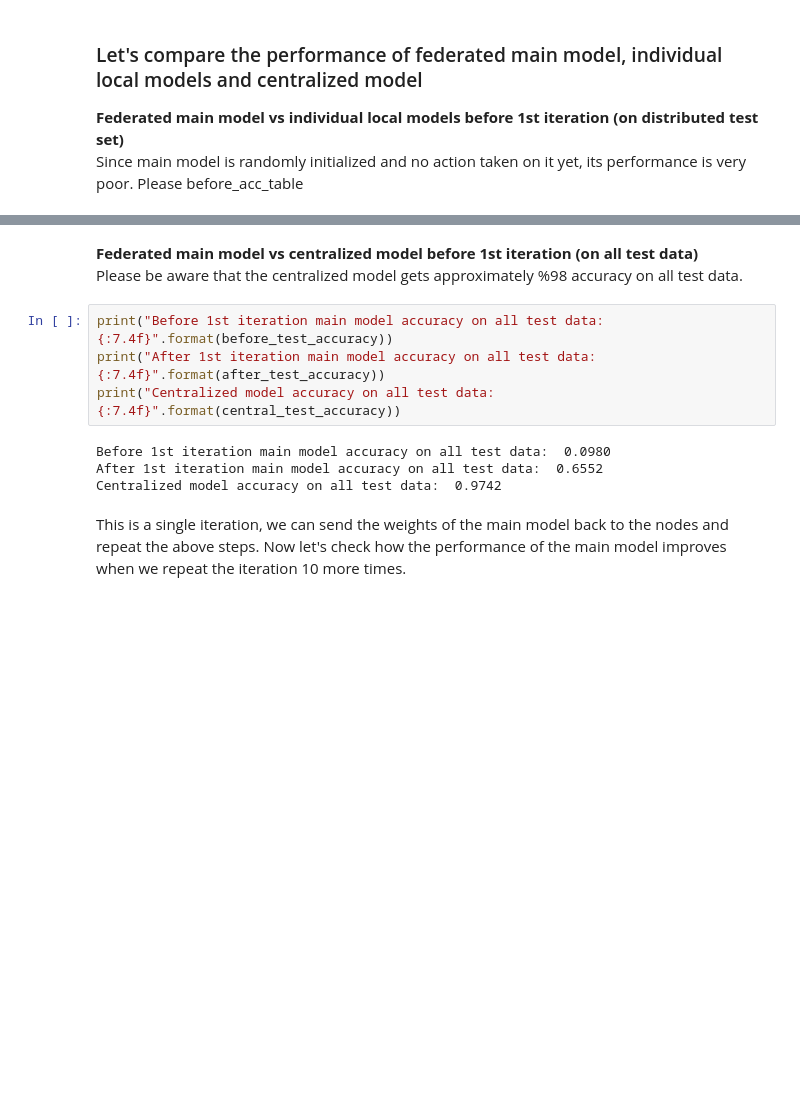
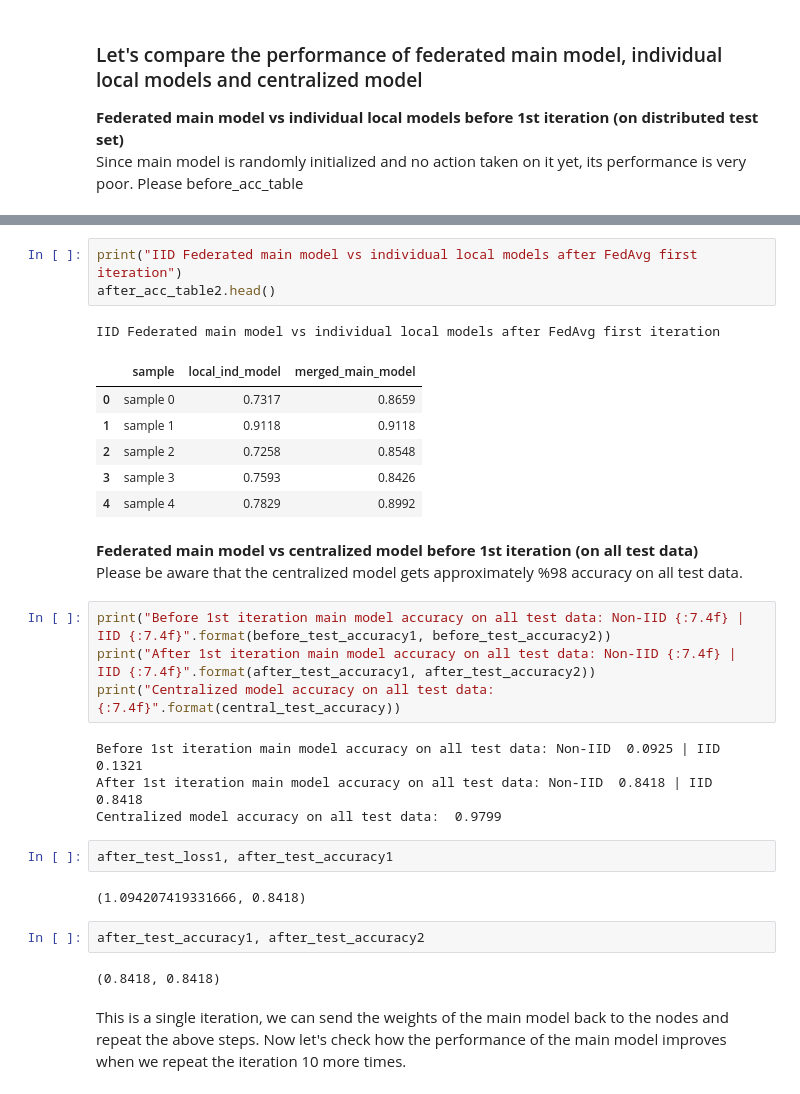
Before and after one commit to yangland/ece_fl_public, a Jupyter notebook: fedavg_mnist_iid_noniid.ipynb, the cells around one changed output, grey strips where cells are left out. Cells and saved outputs as stored; diff of their text form; blank space fills up the shorter version.

```diff
--- a/fedavg_mnist_iid_noniid.ipynb
+++ b/fedavg_mnist_iid_noniid.ipynb
@@ -1019,14 +973,33 @@ Federated main model vs individual local models after FedAvg first iteration
+# %%
+print("IID Federated main model vs individual local models after FedAvg first iteration")
+after_acc_table2.head()
+# %% [output]
+IID Federated main model vs individual local models after FedAvg first iteration
+|  | sample | local_ind_model | merged_main_model |
+| 0 | sample 0 | 0.7317 | 0.8659 |
+| 1 | sample 1 | 0.9118 | 0.9118 |
+| 2 | sample 2 | 0.7258 | 0.8548 |
+| 3 | sample 3 | 0.7593 | 0.8426 |
+| 4 | sample 4 | 0.7829 | 0.8992 |
 # %% [markdown]
 **Federated main model vs centralized model before 1st iteration (on all test data)**
 Please be aware that the centralized model gets approximately %98 accuracy on all test data.
 # %%
-print("Before 1st iteration main model accuracy on all test data: {:7.4f}".format(before_test_accuracy))
-print("After 1st iteration main model accuracy on all test data: {:7.4f}".format(after_test_accuracy))
+print("Before 1st iteration main model accuracy on all test data: Non-IID {:7.4f} | IID {:7.4f}".format(before_test_accuracy1, before_test_accuracy2))
+print("After 1st iteration main model accuracy on all test data: Non-IID {:7.4f} | IID {:7.4f}".format(after_test_accuracy1, after_test_accuracy2))
 print("Centralized model accuracy on all test data: {:7.4f}".format(central_test_accuracy))
 # %% [output]
-Before 1st iteration main model accuracy on all test data:  0.0980
-After 1st iteration main model accuracy on all test data:  0.6552
-Centralized model accuracy on all test data:  0.9742
+Before 1st iteration main model accuracy on all test data: Non-IID  0.0925 | IID  0.1321
+After 1st iteration main model accuracy on all test data: Non-IID  0.8418 | IID  0.8418
+Centralized model accuracy on all test data:  0.9799
+# %%
+after_test_loss1, after_test_accuracy1
+# %% [output]
+(1.094207419331666, 0.8418)
+# %%
+after_test_accuracy1, after_test_accuracy2
+# %% [output]
+(0.8418, 0.8418)
 # %% [markdown]
 This is a single iteration, we can send the weights of the main model back to the nodes and repeat the above steps.
 Now let's check how the performance of the main model improves when we repeat the iteration 10 more times.
```
Also changed, not shown: parts of 39 cells of this notebook, 8 other files.
